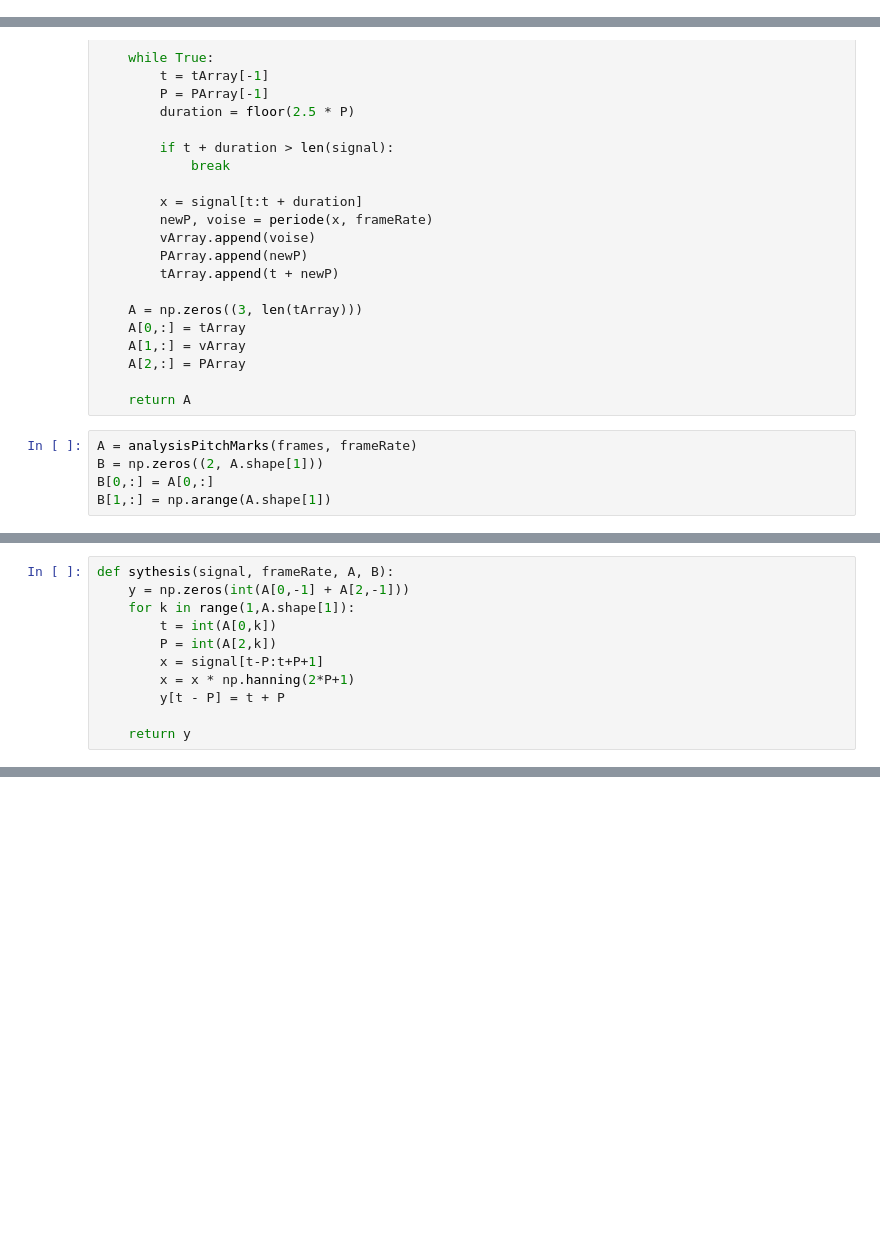
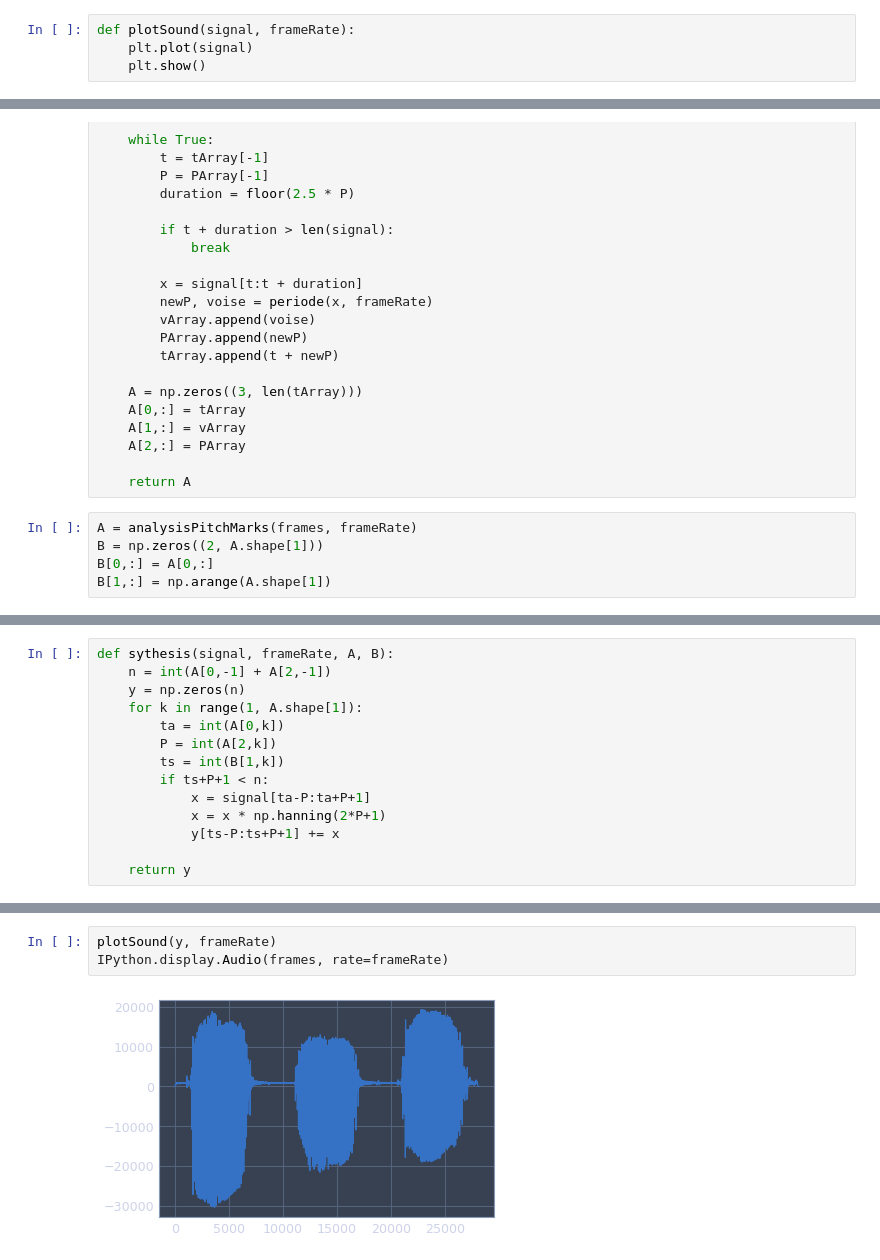
Before and after one commit to alexis-thual/audio-signal-analysis, a Jupyter notebook: tp5/Untitled.ipynb, the cells around one changed output, grey strips where cells are left out. Cells and saved outputs as stored; diff of their text form; blank space fills up the shorter version.

```diff
--- a/tp5/Untitled.ipynb
+++ b/tp5/Untitled.ipynb
@@ -5,6 +5,10 @@ import matplotlib.pyplot as plt
 import IPython
 import scipy.io.wavfile as wav
 import scipy.signal as ss
+# %%
+def plotSound(signal, frameRate):
+    plt.plot(signal)
+    plt.show()
 # %%
 soundStrings =['aeiou.wav', 'an_in_on.wav']
 selectedSoundString = soundStrings[1]
@@ -88,12 +89,15 @@ plt.show()
 # %%
 def sythesis(signal, frameRate, A, B):
-    y = np.zeros(int(A[0,-1] + A[2,-1]))
-    for k in range(1,A.shape[1]):
-        t = int(A[0,k])
+    n = int(A[0,-1] + A[2,-1])
+    y = np.zeros(n)
+    for k in range(1, A.shape[1]):
+        ta = int(A[0,k])
         P = int(A[2,k])
-        x = signal[t-P:t+P+1]
-        x = x * np.hanning(2*P+1)
-        y[t - P] = t + P
+        ts = int(B[1,k])
+        if ts+P+1 < n:
+            x = signal[ta-P:ta+P+1]
+            x = x * np.hanning(2*P+1)
+            y[ts-P:ts+P+1] += x
 
     return y
 # %%
@@ -100,0 +107,5 @@ y = sythesis(frames, frameRate, A, B)
+# %%
+plotSound(y, frameRate)
+IPython.display.Audio(frames, rate=frameRate)
+# %% [output]
+[figure, added]
```
Also changed, not shown: parts of 8 cells of this notebook.
